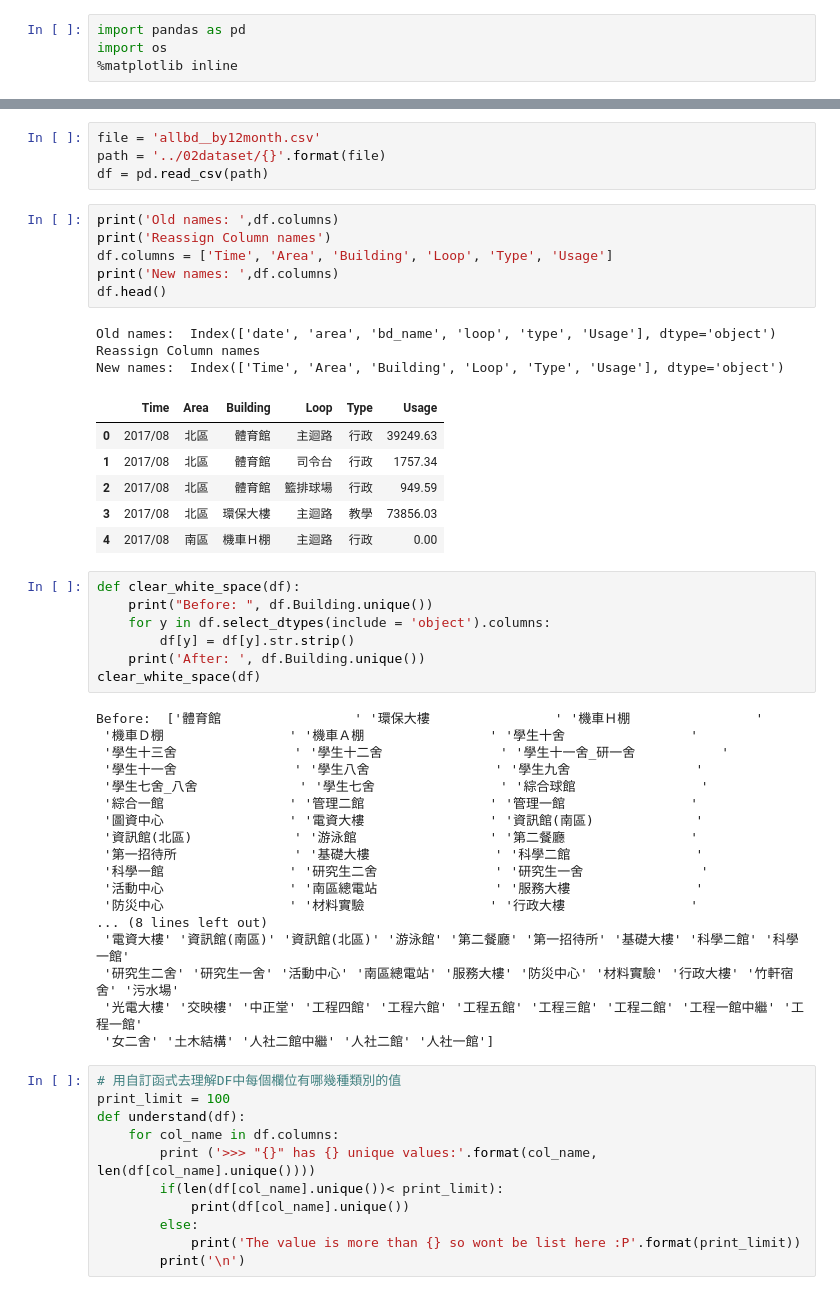
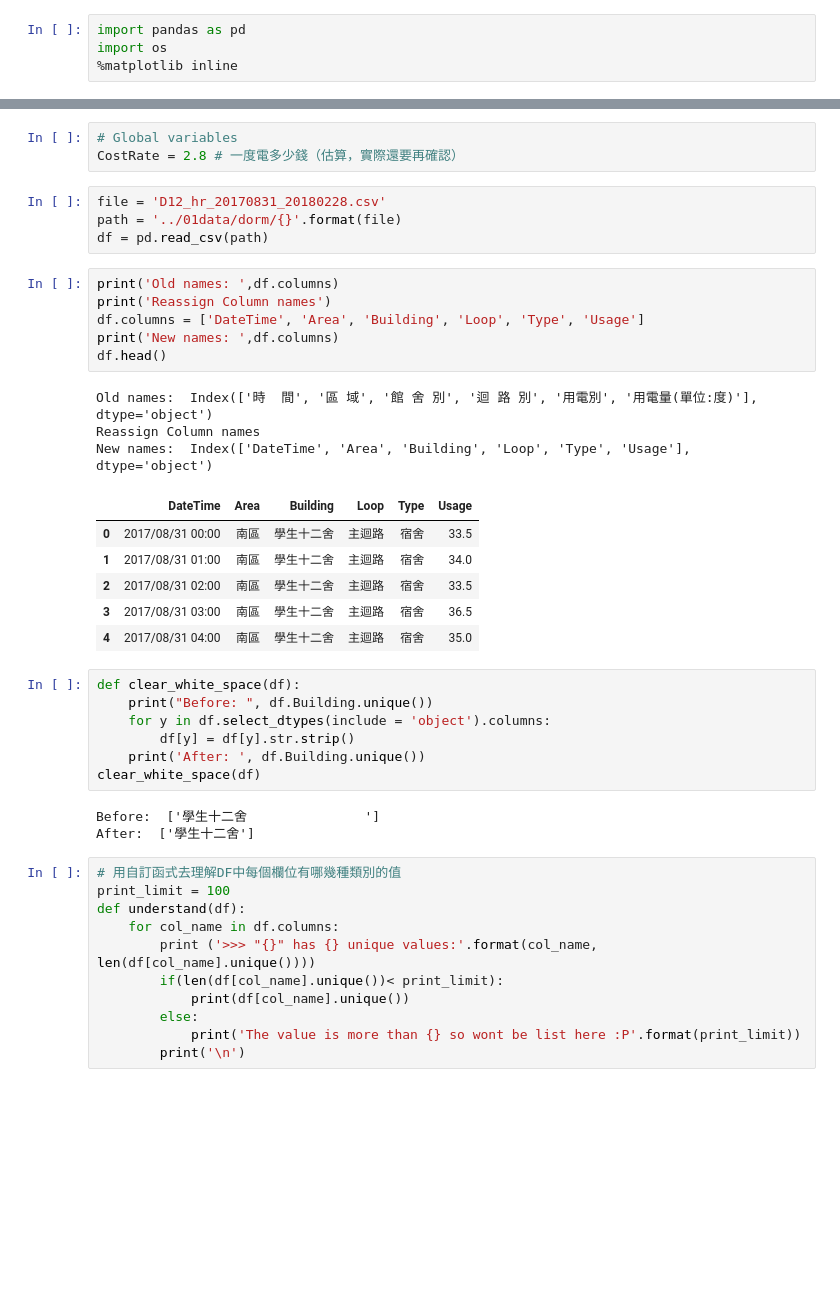
Before and after one commit to Bojne/NCTU-data-analysis, a Jupyter notebook: 02code/01_資料欄位前處理.ipynb, the cells around one changed output, grey strips where cells are left out. Drawn from its saved outputs; the diff is of its cells as text; blank space fills up the shorter version.

Commit message:
long time no commit

```diff
--- a/02code/01_資料欄位前處理.ipynb
+++ b/02code/01_資料欄位前處理.ipynb
@@ -5,23 +22,26 @@ import os
+# %%
+# Global variables
+CostRate = 2.8 # 一度電多少錢（估算，實際還要再確認）
 # %%
-file = 'allbd＿by12month.csv'
-path = '../02dataset/{}'.format(file)
+file = 'D12_hr_20170831_20180228.csv'
+path = '../01data/dorm/{}'.format(file)
 df = pd.read_csv(path)
 # %%
 print('Old names: ',df.columns)
 print('Reassign Column names')
-df.columns = ['Time', 'Area', 'Building', 'Loop', 'Type', 'Usage']
+df.columns = ['DateTime', 'Area', 'Building', 'Loop', 'Type', 'Usage']
 print('New names: ',df.columns)
 df.head()
 # %% [output]
-Old names:  Index(['date', 'area', 'bd_name', 'loop', 'type', 'Usage'], dtype='object')
+Old names:  Index(['時  間', '區 域', '館 舍 別', '迴 路 別', '用電別', '用電量(單位:度)'], dtype='object')
 Reassign Column names
-New names:  Index(['Time', 'Area', 'Building', 'Loop', 'Type', 'Usage'], dtype='object')
+New names:  Index(['DateTime', 'Area', 'Building', 'Loop', 'Type', 'Usage'], dtype='object')
-|  | Time | Area | Building | Loop | Type | Usage |
-| 0 | 2017/08 | 北區 | 體育館 | 主迴路 | 行政 | 39249.63 |
-| 1 | 2017/08 | 北區 | 體育館 | 司令台 | 行政 | 1757.34 |
-| 2 | 2017/08 | 北區 | 體育館 | 籃排球場 | 行政 | 949.59 |
-| 3 | 2017/08 | 北區 | 環保大樓 | 主迴路 | 教學 | 73856.03 |
-| 4 | 2017/08 | 南區 | 機車Ｈ棚 | 主迴路 | 行政 | 0.00 |
+|  | DateTime | Area | Building | Loop | Type | Usage |
+| 0 | 2017/08/31 00:00 | 南區 | 學生十二舍 | 主迴路 | 宿舍 | 33.5 |
+| 1 | 2017/08/31 01:00 | 南區 | 學生十二舍 | 主迴路 | 宿舍 | 34.0 |
+| 2 | 2017/08/31 02:00 | 南區 | 學生十二舍 | 主迴路 | 宿舍 | 33.5 |
+| 3 | 2017/08/31 03:00 | 南區 | 學生十二舍 | 主迴路 | 宿舍 | 36.5 |
+| 4 | 2017/08/31 04:00 | 南區 | 學生十二舍 | 主迴路 | 宿舍 | 35.0 |
 # %%
 def clear_white_space(df):
     print("Before: ", df.Building.unique())
@@ -30,23 +50,8 @@ def clear_white_space(df):
     print('After: ', df.Building.unique())
 clear_white_space(df)
 # %% [output]
-Before:  ['體育館                 ' '環保大樓                ' '機車Ｈ棚                '
- '機車Ｄ棚                ' '機車Ａ棚                ' '學生十舍                '
- '學生十三舍               ' '學生十二舍               ' '學生十一舍_研一舍           '
- '學生十一舍               ' '學生八舍                ' '學生九舍                '
- '學生七舍_八舍             ' '學生七舍                ' '綜合球館                '
- '綜合一館                ' '管理二館                ' '管理一館                '
- '圖資中心                ' '電資大樓                ' '資訊館(南區)             '
- '資訊館(北區)             ' '游泳館                 ' '第二餐廳                '
- '第一招待所               ' '基礎大樓                ' '科學二館                '
- '科學一館                ' '研究生二舍               ' '研究生一舍               '
- '活動中心                ' '南區總電站               ' '服務大樓                '
- '防災中心                ' '材料實驗                ' '行政大樓                '
-... (8 lines left out)
- '電資大樓' '資訊館(南區)' '資訊館(北區)' '游泳館' '第二餐廳' '第一招待所' '基礎大樓' '科學二館' '科學一館'
- '研究生二舍' '研究生一舍' '活動中心' '南區總電站' '服務大樓' '防災中心' '材料實驗' '行政大樓' '竹軒宿舍' '污水場'
- '光電大樓' '交映樓' '中正堂' '工程四館' '工程六館' '工程五館' '工程三館' '工程二館' '工程一館中繼' '工程一館'
- '女二舍' '土木結構' '人社二館中繼' '人社二館' '人社一館']
+Before:  ['學生十二舍               ']
+After:  ['學生十二舍']
 # %%
 # 用自訂函式去理解DF中每個欄位有哪幾種類別的值
 print_limit = 100
```
Also changed, not shown: parts of 11 cells of this notebook, 46 other files.
